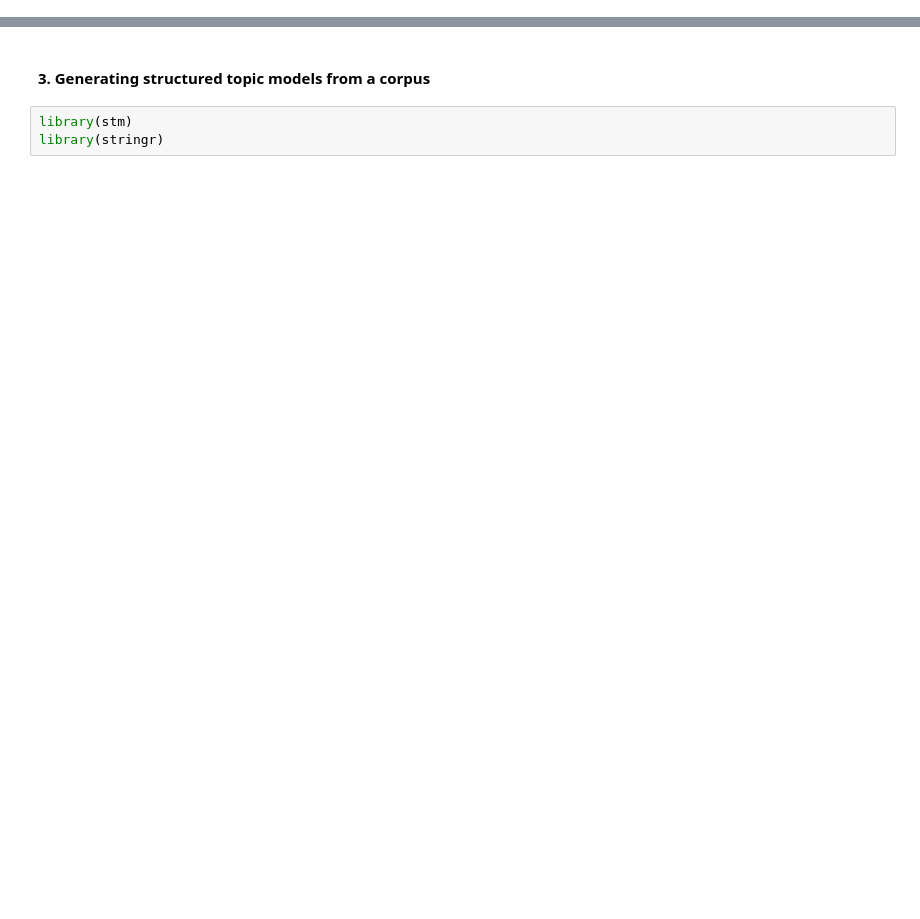
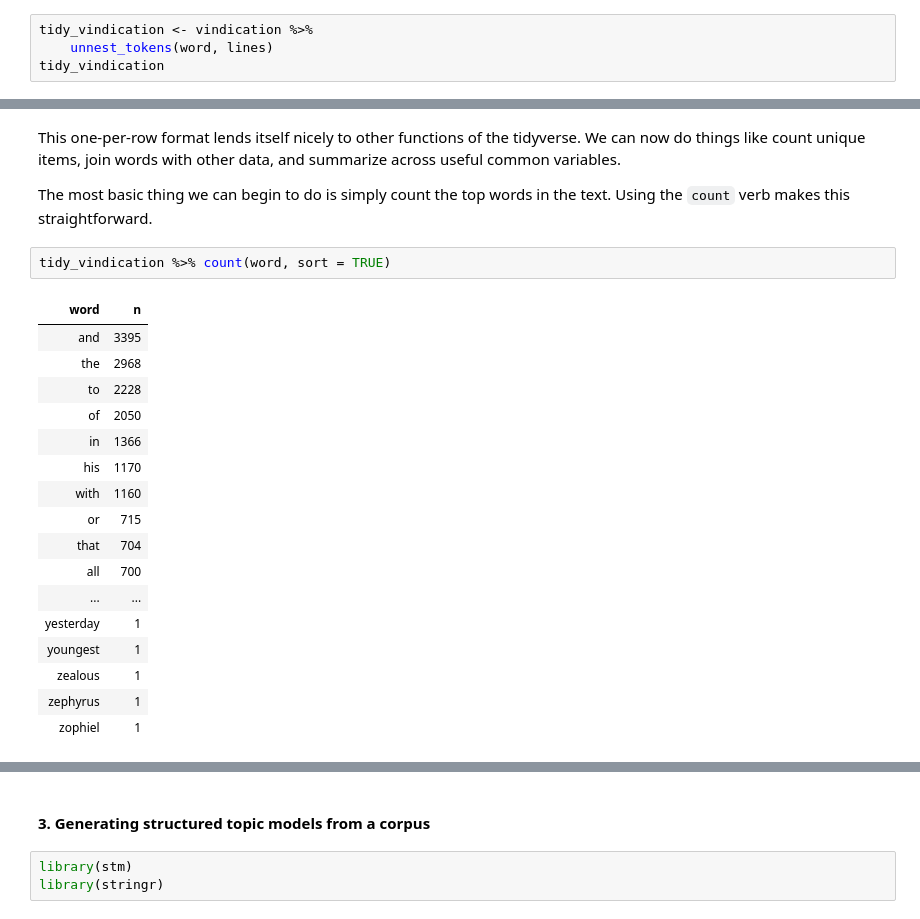
Before and after one commit to alexhanna/unm-text-as-data, a Jupyter notebook: Introduction to Text as Data.ipynb, the cells around one changed output, grey strips where cells are left out. Drawn from its saved outputs; the diff is of its cells as text; blank space fills up the shorter version.

```diff
--- a/Introduction to Text as Data.ipynb
+++ b/Introduction to Text as Data.ipynb
@@ -69,0 +83,4 @@ lag():    dplyr, stats
+# %%
+tidy_vindication <- vindication %>%
+    unnest_tokens(word, lines)
+tidy_vindication
@@ -69,0 +127,24 @@ lag():    dplyr, stats
+# %% [markdown]
+This one-per-row format lends itself nicely to other functions of the tidyverse. We can now do things like count unique items, join words with other data, and summarize across useful common variables.
+
+The most basic thing we can begin to do is simply count the top words in the text. Using the `count` verb makes this straightforward.
+# %%
+tidy_vindication %>% count(word, sort = TRUE)
+# %% [output]
+| word | n |
+| and | 3395 |
+| the | 2968 |
+| to | 2228 |
+| of | 2050 |
+| in | 1366 |
+| his | 1170 |
+| with | 1160 |
+| or | 715 |
+| that | 704 |
+| all | 700 |
+| ... | ... |
+| yesterday | 1 |
+| youngest | 1 |
+| zealous | 1 |
+| zephyrus | 1 |
+| zophiel | 1 |
```
Also changed, not shown: parts of 39 cells of this notebook, 1 other file.
